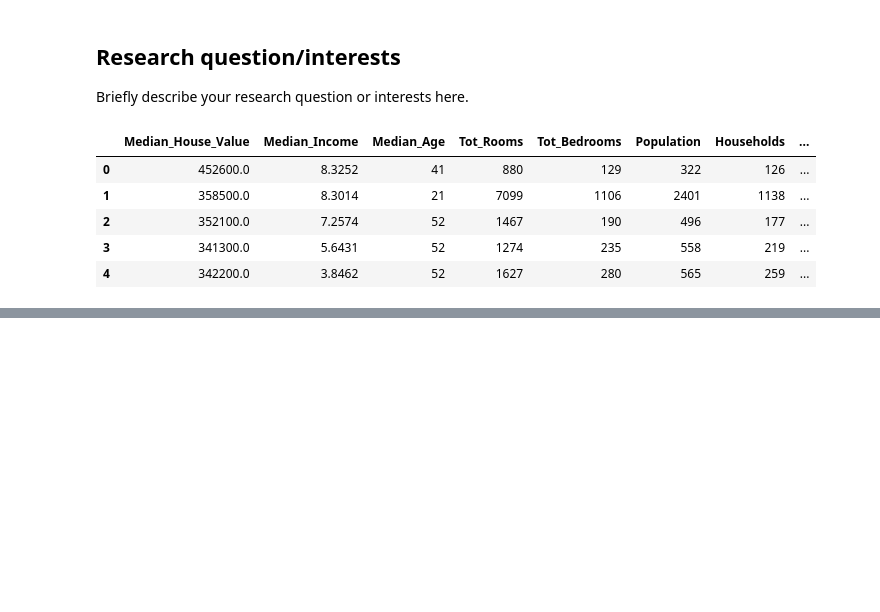
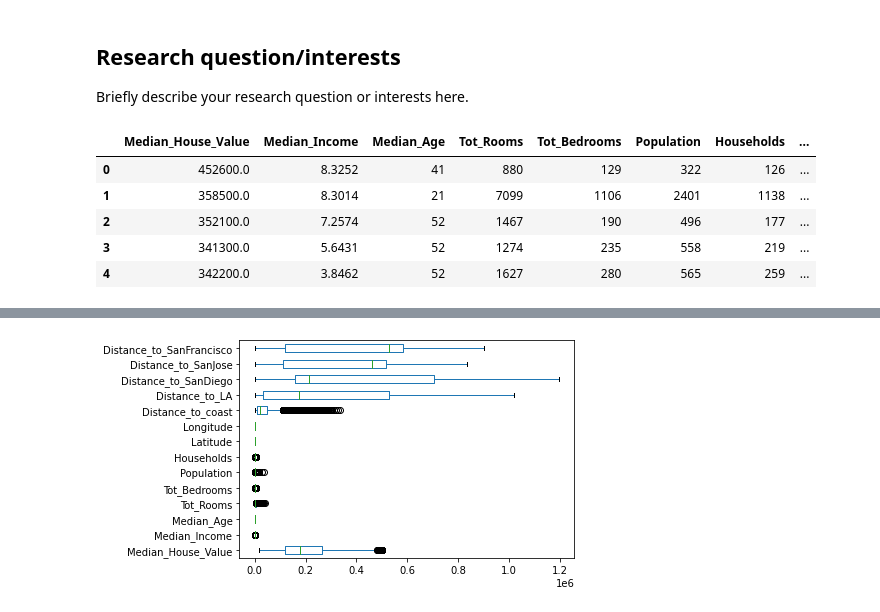
Before and after one commit to abeeto/project-group14-DATA301, a Jupyter notebook: notebooks/analysis2.ipynb, the cells around one changed output, grey strips where cells are left out. Drawn from its saved outputs; the diff is of its cells as text; code cells hidden in the pictures; blank space fills up the shorter version.

```diff
--- a/notebooks/analysis2.ipynb
+++ b/notebooks/analysis2.ipynb
@@ -23,0 +67,5 @@ house.head()
+# %%
+boxplot = dfu.boxplot(grid=False, vert=False, fontsize=10)
+#Creating a box plot to scan for outliers or anomalous observations, with the goal of checking for errors.
+# %% [output]
+[figure, added]
```
Also changed, not shown: parts of 25 cells of this notebook, 1 other file.
